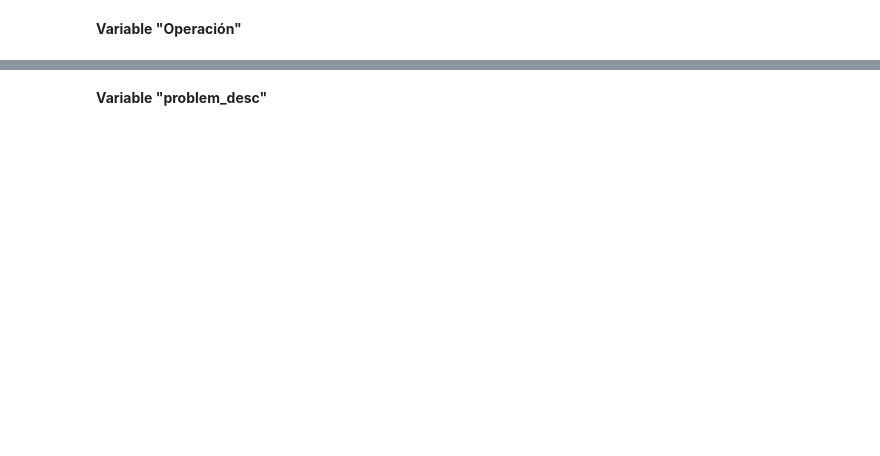
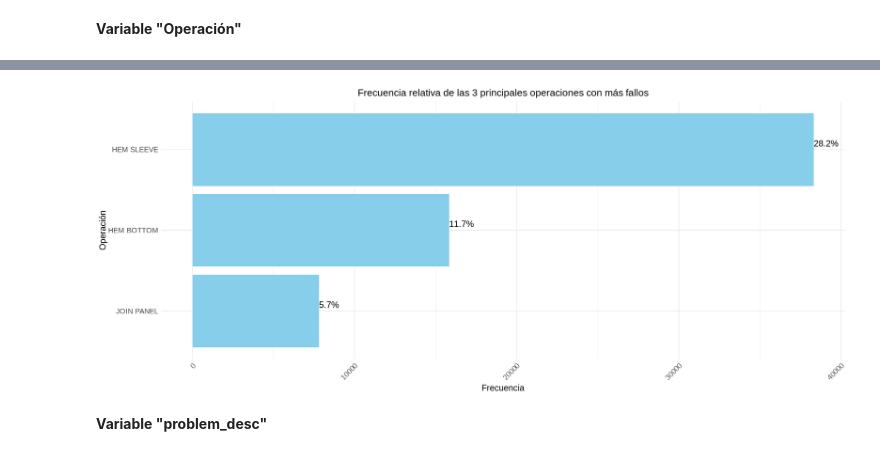
Before and after one commit to cesargar1507/DatasetsUB, a Jupyter notebook: TFM_MOD(RevisadoF).ipynb, the cells around one changed output, grey strips where cells are left out. Saved outputs shown, nothing was run; the diff lists cells and outputs as text; code cells hidden in the pictures; blank space fills up the shorter version.

```diff
--- a/TFM_MOD(RevisadoF).ipynb
+++ b/TFM_MOD(RevisadoF).ipynb
@@ -85,6 +136,6 @@ mean(df$repair_hours < 0)
 # %%
 #Eliminar columnas que no seran utilizadas
-df <- select(df, -problem_code, -failure_code, -cause_code, -action_code, -pit_coverage, -real_downtime, -waiting_hours)
+df <- select(df, -problem_code, -failure_code, -cause_code, -action_code, -pit_coverage, -real_downtime, -waiting_hours, -repair_hours)
 #Se han eliminado codigos y variables calculadas
 # %%
 # Filtrar el DataFrame por 'WO Type' igual a 'Corrective Maintenance'
@@ -159,7 +210,7 @@ umbral <- 0.1
 categorias_baja_frecuencia_operation <- names(freq_sorted_operation[freq_relative_operation < umbral])
 
 # Reemplazar categorías con baja frecuencia por "Otros"
-df$operation[df$operation %in% categorias_baja_frecuencia_operation] <- "Otros"
+df$operation[df$operation %in% categorias_baja_frecuencia_operation] <- "HEM SLEEVE"
 # %%
 # Calcular la tabla de frecuencias de mechanic
 freq_mechanic <- table(df$mechanic)
@@ -195,7 +246,7 @@ umbral <- 0.2
 categorias_baja_frecuencia_model <- names(freq_sorted_model[freq_relative_model < umbral])
 
 # Reemplazar categorías con baja frecuencia por "Otros"
-df$base_model[df$base_model %in% categorias_baja_frecuencia_model] <- "Otros"
+df$base_model[df$base_model %in% categorias_baja_frecuencia_model] <- "VC1700"
 # %%
 # Calcular la tabla de frecuencias de problem_desc
 freq_problem <- table(df$problem_desc)
@@ -259,19 +329,30 @@ operation_freq
 # %%
 # Ordenar los datos por frecuencia descendente
 operation_freq <- operation_freq %>%
   arrange(desc(count))
 
-options(repr.plot.width=17, repr.plot.height=8)
+# Filtrar para obtener solo el top 3
+top3_operation_freq <- operation_freq %>%
+  slice_head(n = 3)
 
-ggplot(operation_freq, aes(y = reorder(operation, count), x = count)) +
+options(repr.plot.width=17, repr.plot.height=7)
+
+ggplot(top3_operation_freq, aes(y = reorder(operation, count), x = count)) +
   geom_bar(stat = "identity", fill = 'skyblue') +
-  geom_text(aes(label = paste0(round(relative_freq * 100, 1), "%")), vjust = -0.5, hjust = 0) +
-  labs(title = "Frecuencia relativa de operaciones con más fallos",
-       y = "Problema",
-       x = "Cantidad") +
+  geom_text(aes(label = paste0(round(relative_freq * 100, 1), "%")), vjust = -0.5, hjust = 0, size = 5) +
+  labs(title = "Frecuencia relativa de las 3 principales operaciones con más fallos",
+       y = "Operación",
+       x = "Frecuencia") +
   theme_minimal() +
-  theme(axis.text.x = element_text(angle = 45, hjust = 1),
-        axis.text.y = element_text(size = 12))
+  theme(
+    axis.text.x = element_text(angle = 45, hjust = 1, size = 12), # Cambia el tamaño del texto del eje x
+    axis.text.y = element_text(size = 12),                         # Cambia el tamaño del texto del eje y
+    axis.title.x = element_text(size = 14),                        # Cambia el tamaño del título del eje x
+    axis.title.y = element_text(size = 14),                        # Cambia el tamaño del título del eje y
+    plot.title = element_text(size = 16, hjust = 0.5)              # Cambia el tamaño del título del gráfico y lo centra
+  )
+# %% [output]
+[figure, added]
 # %% [markdown]
 **Variable "problem_desc"**
 # %%
```
Also changed, not shown: parts of 70 cells of this notebook.
